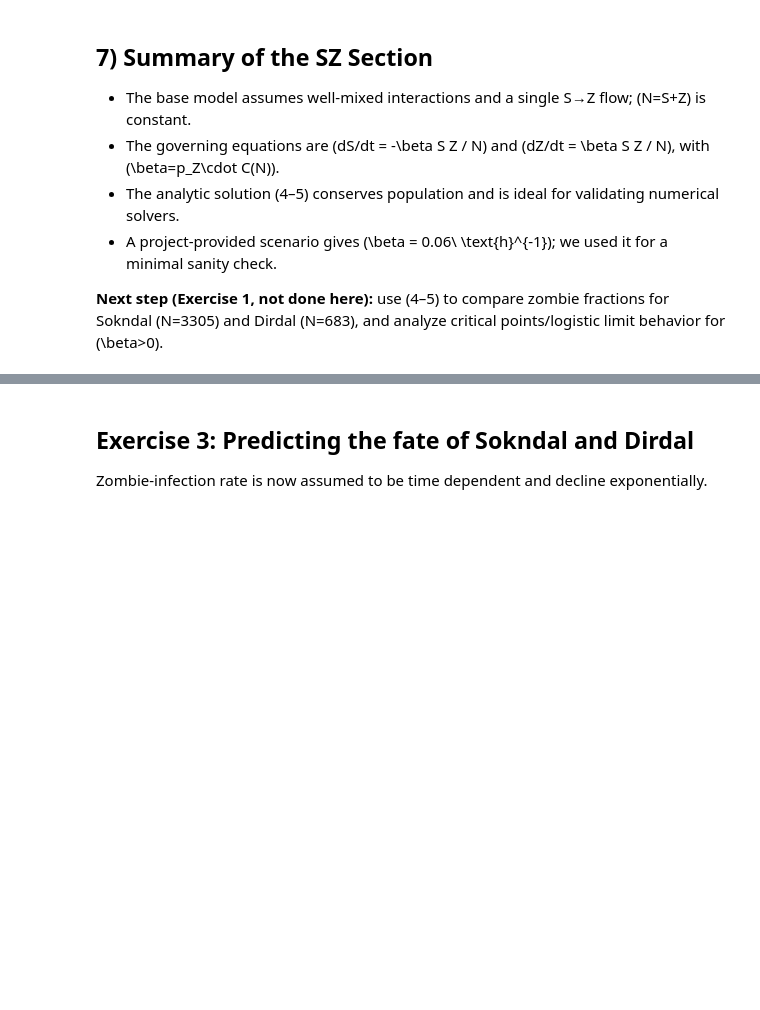
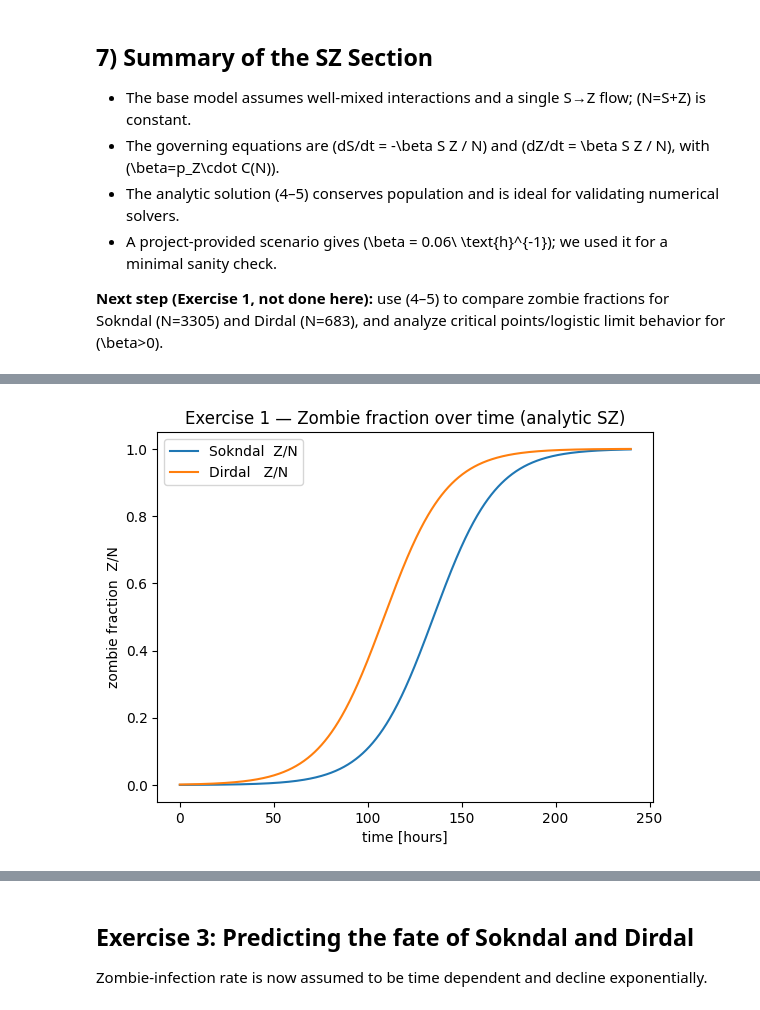
Before and after one commit to Noahster/MOD300-Project-2, a Jupyter notebook: project2.ipynb, the cells around one changed output, grey strips where cells are left out. Cells and saved outputs as stored; diff of their text form; code cells hidden in the pictures; blank space fills up the shorter version.

```diff
--- a/project2.ipynb
+++ b/project2.ipynb
@@ -216,0 +258,34 @@ Using the SZ-model to investigate the possibility for a zombie outbreak in Soknd
+# %%
+#%%
+import numpy as np
+import matplotlib.pyplot as plt
+
+# Analytic zombie fraction (self-contained utility)
+def z_fraction(t, N, beta, Z0=1.0):
+    S0 = N - Z0
+    return 1.0 / (1.0 + (S0 / Z0) * np.exp(-beta * t))
+
+# Parameters
+beta = 0.06  # per hour
+N_sokndal = 3305.0
+N_dirdal  =  683.0
+Z0 = 1.0
+
+# Time grid (hours)
+t = np.linspace(0.0, 240.0, 800)  # ~10 days; adjust if needed
+
+# Fractions
+z_frac_sok = z_fraction(t, N_sokndal, beta, Z0)
+z_frac_dir = z_fraction(t, N_dirdal,  beta, Z0)
+
+# Plot
+plt.figure()
+plt.plot(t, z_frac_sok, label="Sokndal  Z/N")
+plt.plot(t, z_frac_dir, label="Dirdal   Z/N")
+plt.xlabel("time [hours]")
+plt.ylabel("zombie fraction  Z/N")
+plt.title("Exercise 1 — Zombie fraction over time (analytic SZ)")
+plt.legend()
+plt.show()
+# %% [output]
+[figure, added]
```
Also changed, not shown: parts of 22 cells of this notebook.
